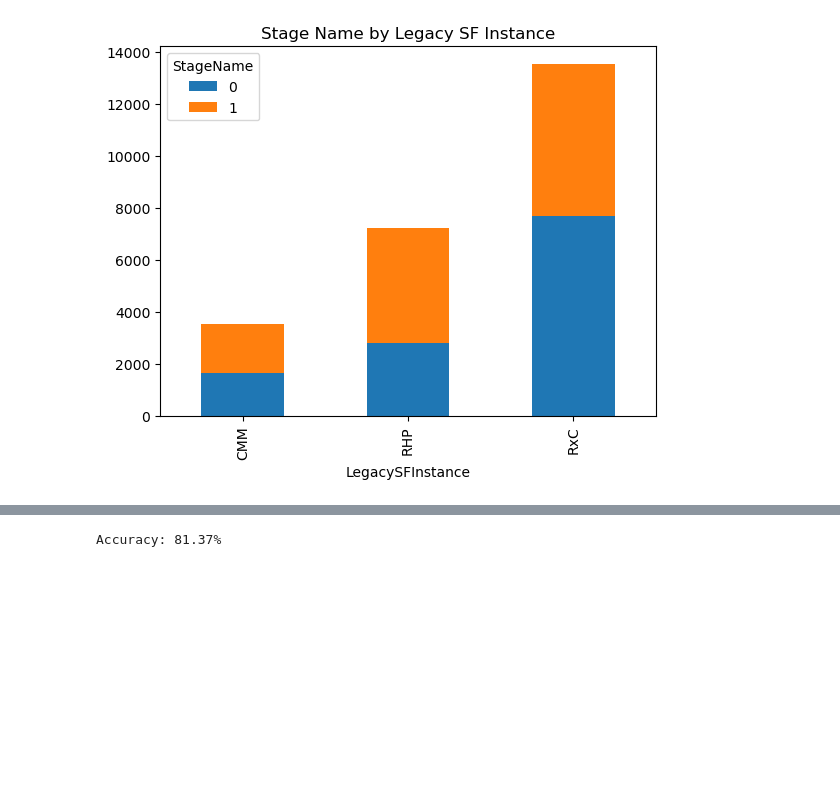
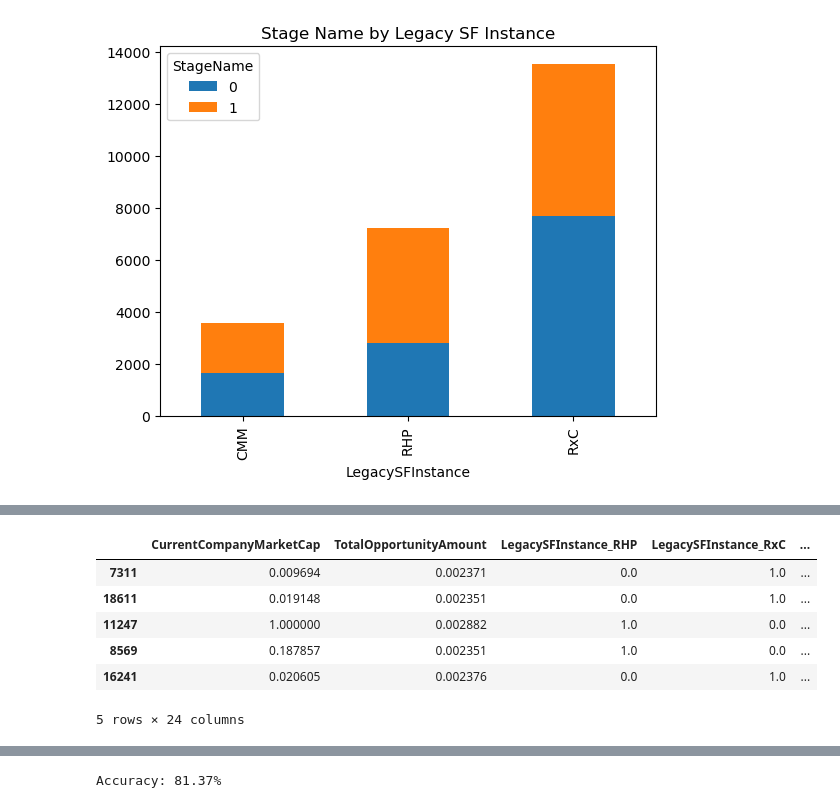
Before and after one commit to Krescenskok/DataScienceSessions, a Jupyter notebook: XGBoost.ipynb, the cells around one changed output, grey strips where cells are left out. Saved outputs shown, nothing was run; the diff lists cells and outputs as text; code cells hidden in the pictures; blank space fills up the shorter version.

```diff
--- a/XGBoost.ipynb
+++ b/XGBoost.ipynb
@@ -287,0 +597,13 @@ y_train_predict2
+# %%
+scaler = MinMaxScaler()
+X_train_array = scaler.fit_transform(X_train)
+X_train = pd.DataFrame(X_train_array, columns=X_train.columns, index=X_train.index)
+X_train.head()
+# %% [output]
+|  | CurrentCompanyMarketCap | TotalOpportunityAmount | LegacySFInstance_RHP | LegacySFInstance_RxC | ... |
+| 7311 | 0.009694 | 0.002371 | 0.0 | 1.0 | ... |
+| 18611 | 0.019148 | 0.002351 | 0.0 | 1.0 | ... |
+| 11247 | 1.000000 | 0.002882 | 1.0 | 0.0 | ... |
+| 8569 | 0.187857 | 0.002351 | 1.0 | 0.0 | ... |
+| 16241 | 0.020605 | 0.002376 | 0.0 | 1.0 | ... |
+5 rows × 24 columns
```
Also changed, not shown: parts of 132 cells of this notebook.
